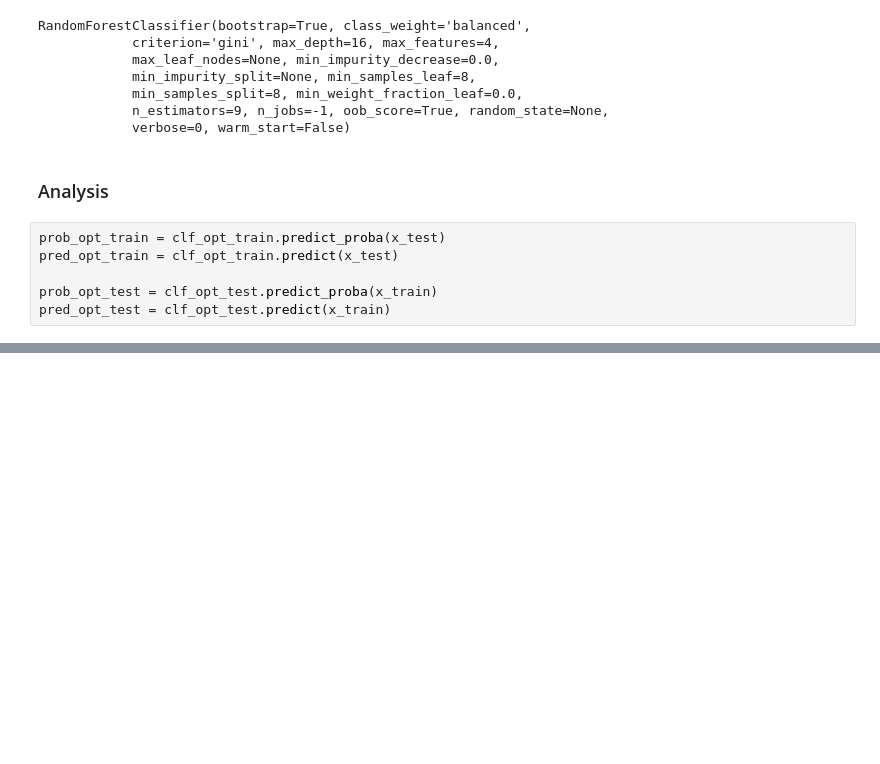
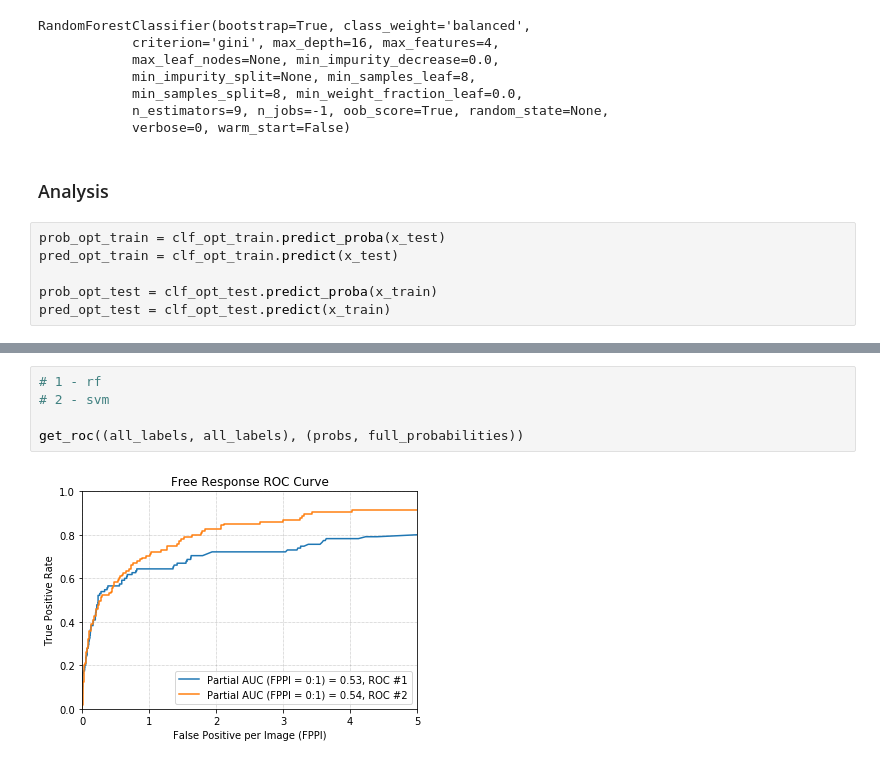
Before and after one commit to OlehKSS/IMMAS, a Jupyter notebook: examples/Random_Forests_ROC.ipynb, the cells around one changed output, grey strips where cells are left out. Saved outputs shown, nothing was run; the diff lists cells and outputs as text; blank space fills up the shorter version.

```diff
--- a/examples/Random_Forests_ROC.ipynb
+++ b/examples/Random_Forests_ROC.ipynb
@@ -400,0 +417,7 @@ Mean Matthew Correlation coefficient: 0.27050316908583305
+# %%
+# 1 - rf
+# 2 - svm
+
+get_roc((all_labels, all_labels), (probs, full_probabilities))
+# %% [output]
+[figure, added]
```
Also changed, not shown: parts of 14 cells of this notebook, 4 other files.
